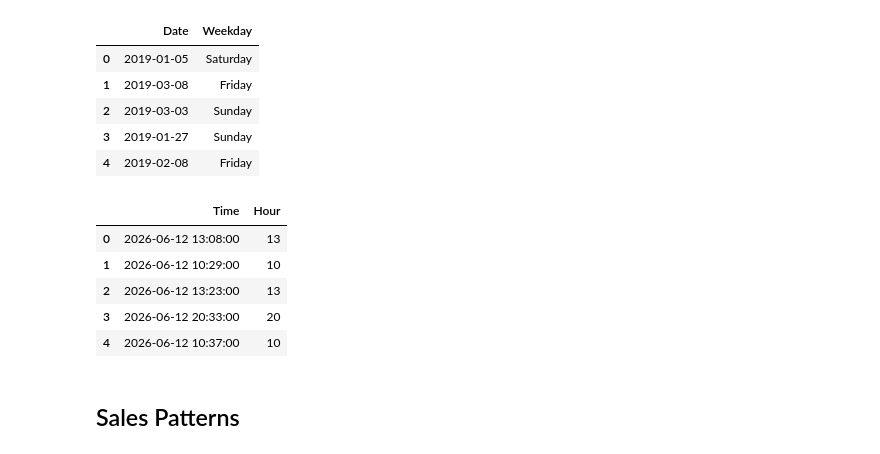
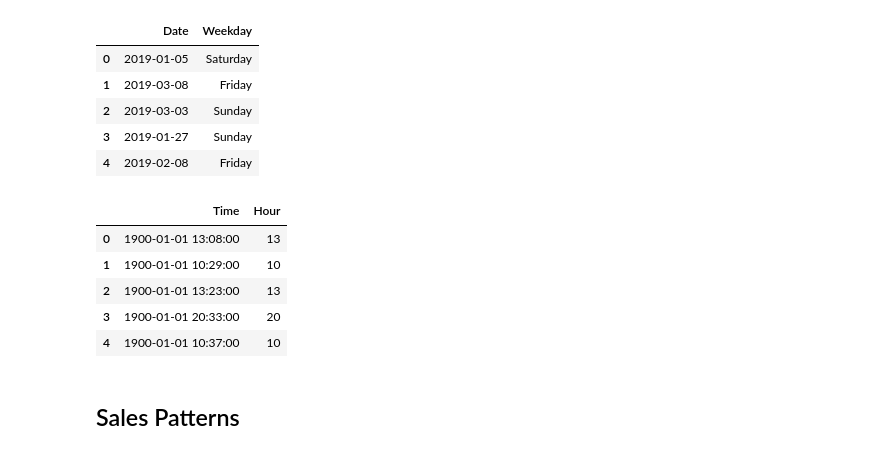
Before and after one commit to yarchi2k3/retail-analytics-dashboard, a Jupyter notebook: notebooks/retail_analysis.ipynb, the cells around one changed output. Cells and saved outputs as stored; diff of their text form; code cells hidden in the pictures.

```diff
--- a/notebooks/retail_analysis.ipynb
+++ b/notebooks/retail_analysis.ipynb
@@ -108,16 +108,19 @@ df["Weekday"] = pd.Categorical(
     ordered=True
 )
 # %%
-df["Time"] = pd.to_datetime(df["Time"])
+df["Time"] = pd.to_datetime(
+    df["Time"],
+    format="%H:%M"
+)
 df["Hour"] = df["Time"].dt.hour
 df[["Time", "Hour"]].head()
 # %% [output]
 |  | Time | Hour |
-| 0 | 2026-06-12 13:08:00 | 13 |
-| 1 | 2026-06-12 10:29:00 | 10 |
-| 2 | 2026-06-12 13:23:00 | 13 |
-| 3 | 2026-06-12 20:33:00 | 20 |
-| 4 | 2026-06-12 10:37:00 | 10 |
+| 0 | 1900-01-01 13:08:00 | 13 |
+| 1 | 1900-01-01 10:29:00 | 10 |
+| 2 | 1900-01-01 13:23:00 | 13 |
+| 3 | 1900-01-01 20:33:00 | 20 |
+| 4 | 1900-01-01 10:37:00 | 10 |
 # %% [markdown]
 ## Sales Patterns
 # %%
```
Also changed, not shown: 2 other files.
